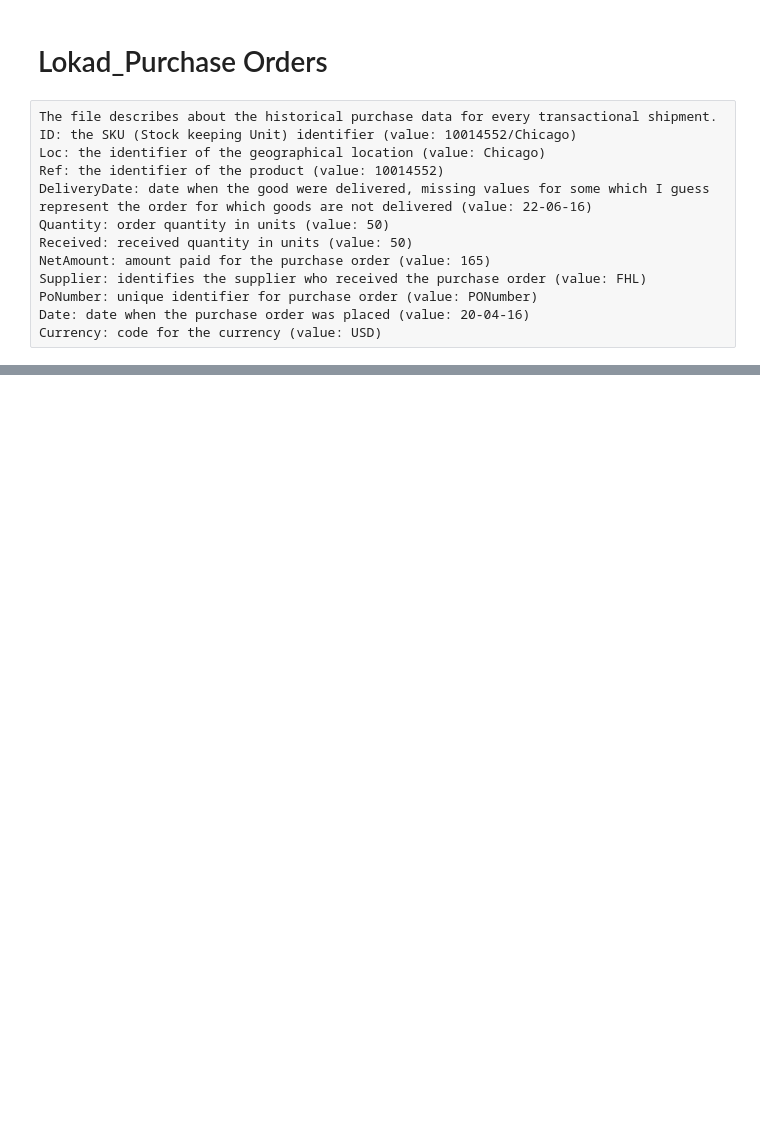
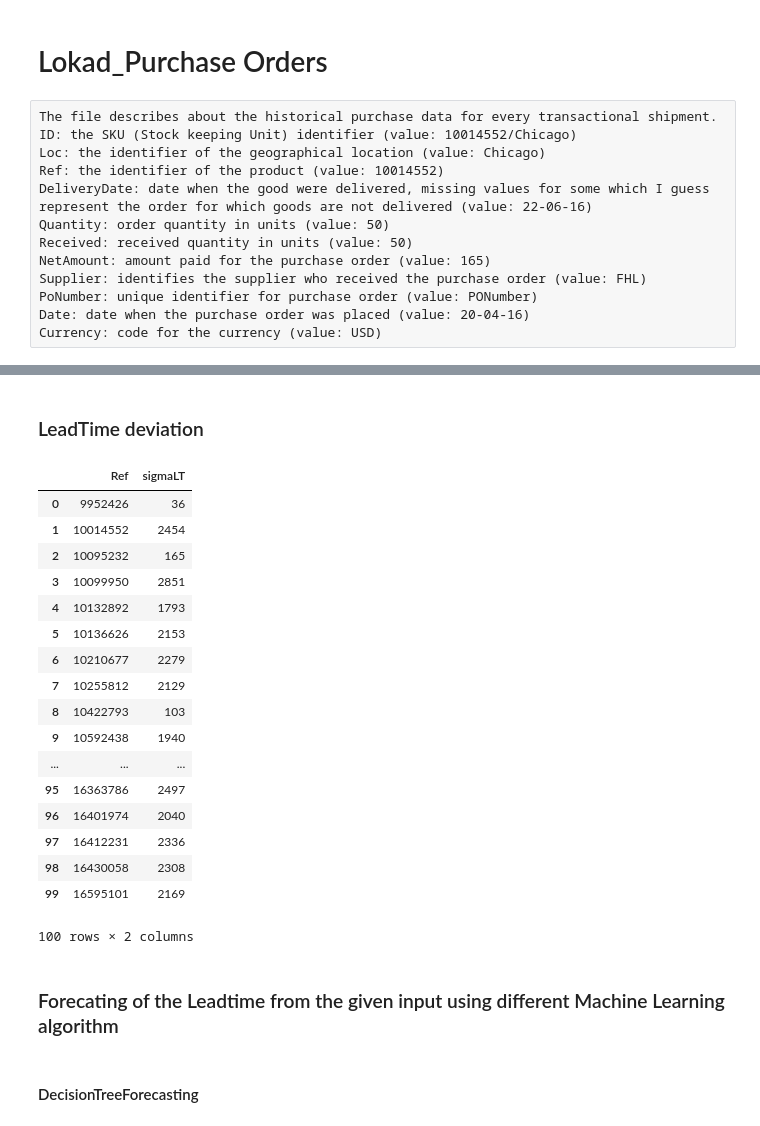
Before and after one commit to pratishthakapoor/RetailReplenishement, a Jupyter notebook: Code/LeadTime/SupplyDelay.ipynb, the cells around one changed output, grey strips where cells are left out. Saved outputs shown, nothing was run; the diff lists cells and outputs as text; code cells hidden in the pictures; blank space fills up the shorter version.

```diff
--- a/Code/LeadTime/SupplyDelay.ipynb
+++ b/Code/LeadTime/SupplyDelay.ipynb
@@ -233,0 +166,31 @@ dt = DecisionTreeClassifier().fit(X_train, y_train)
+# %%
+new_df = df.merge(data, on = 'Ref', right_index = True).to_csv('temp1.csv')
+
+new_df = pd.read_csv('temp1.csv')
+# %% [markdown]
+### LeadTime deviation
+# %%
+sigma_LT = new_df.groupby('Ref')['LeadTime'].std().fillna(0).astype(int)
+sigma_LT.to_csv('temp.csv')
+colname = ['Ref', 'sigmaLT']
+df3 = pd.read_csv('temp.csv', names = colname, header = None)
+df3
+# %% [output]
+|  | Ref | sigmaLT |
+| 0 | 9952426 | 36 |
+| 1 | 10014552 | 2454 |
+| 2 | 10095232 | 165 |
+| 3 | 10099950 | 2851 |
+| 4 | 10132892 | 1793 |
+| 5 | 10136626 | 2153 |
+| 6 | 10210677 | 2279 |
+| 7 | 10255812 | 2129 |
+| 8 | 10422793 | 103 |
+| 9 | 10592438 | 1940 |
+| ... | ... | ... |
+| 95 | 16363786 | 2497 |
+| 96 | 16401974 | 2040 |
+| 97 | 16412231 | 2336 |
+| 98 | 16430058 | 2308 |
+| 99 | 16595101 | 2169 |
+100 rows × 2 columns
@@ -233,0 +199,4 @@ dt = DecisionTreeClassifier().fit(X_train, y_train)
+# %% [markdown]
+### Forecating of the Leadtime from the given input using different Machine Learning algorithm
+# %% [markdown]
+#### DecisionTreeForecasting
```
Also changed, not shown: parts of 46 cells of this notebook.
